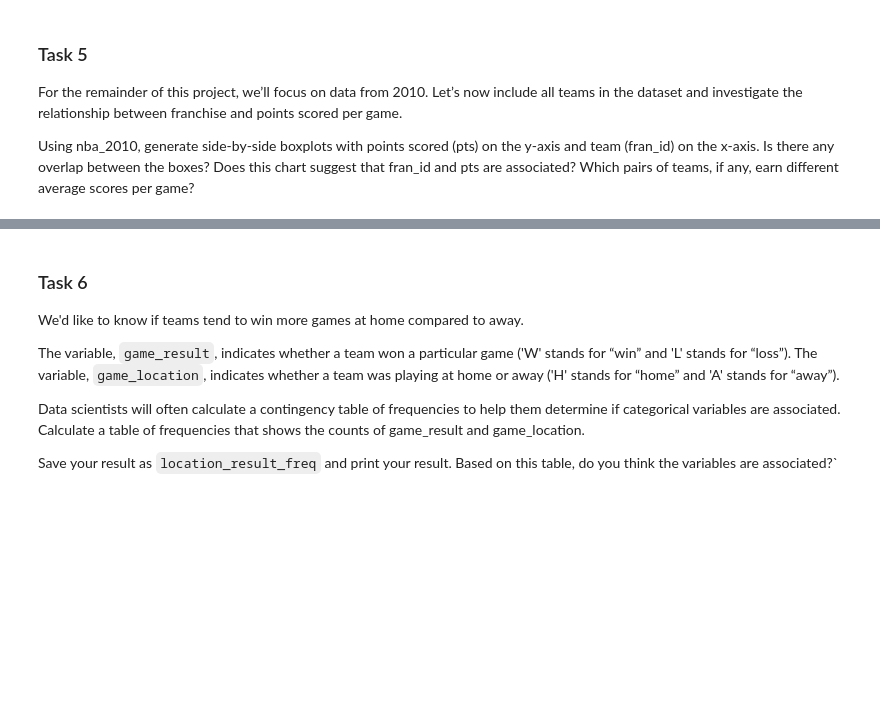
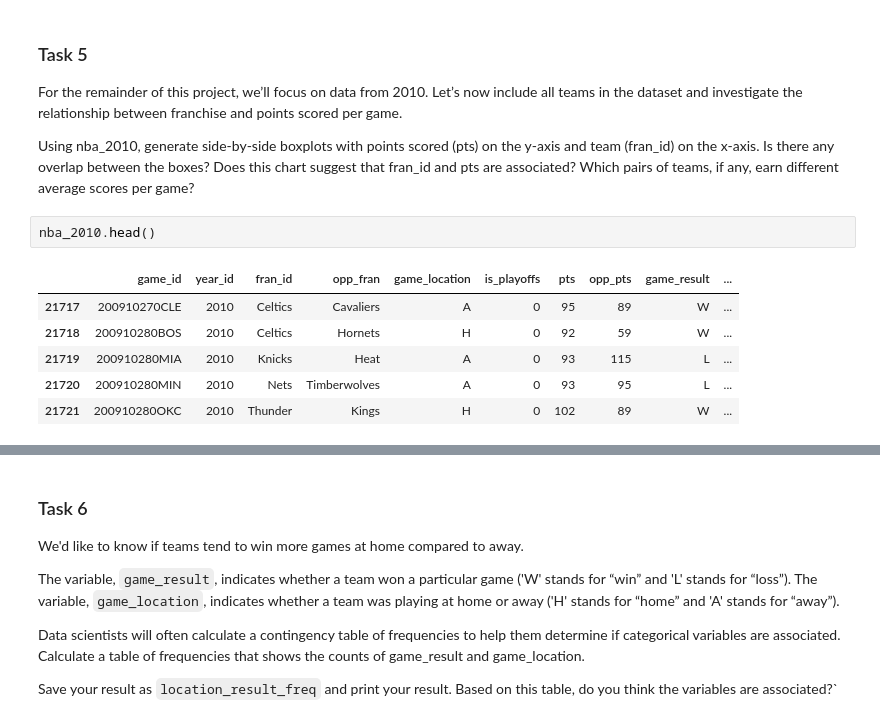
Before and after one commit to Dotrako/Pandas, a Jupyter notebook: NBA Trends Project/NBA_Trends_Project.ipynb, the cells around one changed output, grey strips where cells are left out. Cells and saved outputs as stored; diff of their text form; blank space fills up the shorter version.

```diff
--- a/NBA Trends Project/NBA_Trends_Project.ipynb
+++ b/NBA Trends Project/NBA_Trends_Project.ipynb
@@ -171,3 +171,12 @@ plt.show()
 For the remainder of this project, we’ll focus on data from 2010. Let’s now include all teams in the dataset and investigate the relationship between franchise and points scored per game.
 
 Using nba_2010, generate side-by-side boxplots with points scored (pts) on the y-axis and team (fran_id) on the x-axis. Is there any overlap between the boxes? Does this chart suggest that fran_id and pts are associated? Which pairs of teams, if any, earn different average scores per game?
+# %%
+nba_2010.head()
+# %% [output]
+|  | game_id | year_id | fran_id | opp_fran | game_location | is_playoffs | pts | opp_pts | game_result | ... |
+| 21717 | 200910270CLE | 2010 | Celtics | Cavaliers | A | 0 | 95 | 89 | W | ... |
+| 21718 | 200910280BOS | 2010 | Celtics | Hornets | H | 0 | 92 | 59 | W | ... |
+| 21719 | 200910280MIA | 2010 | Knicks | Heat | A | 0 | 93 | 115 | L | ... |
+| 21720 | 200910280MIN | 2010 | Nets | Timberwolves | A | 0 | 93 | 95 | L | ... |
+| 21721 | 200910280OKC | 2010 | Thunder | Kings | H | 0 | 102 | 89 | W | ... |
```
Also changed, not shown: parts of 7 cells of this notebook.
